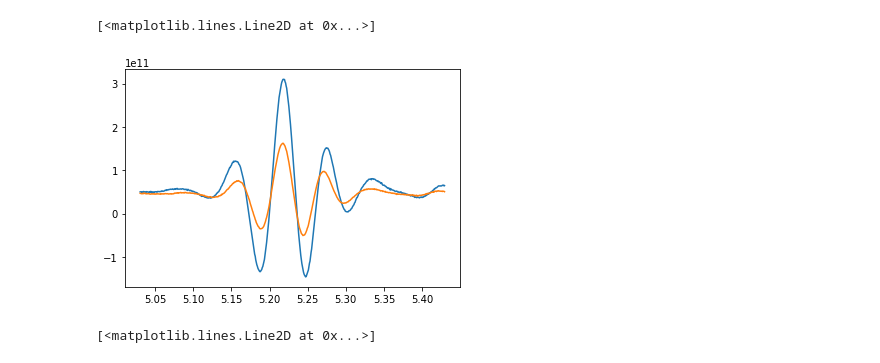
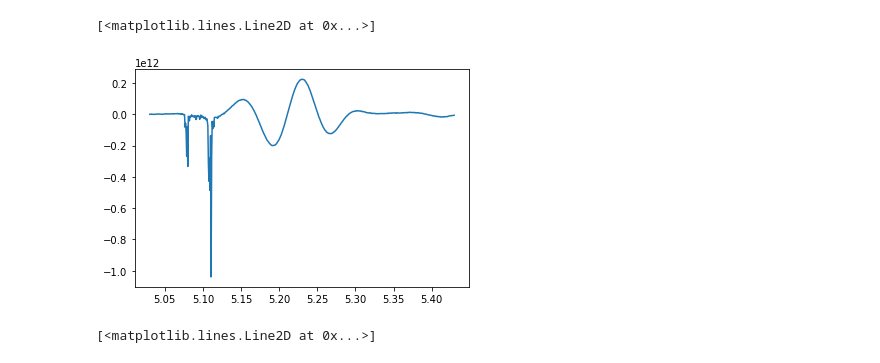
Before and after one commit to bmxdemo/bmxhacks, a Jupyter notebook: fringfit_toy.ipynb, the cells around one changed output. Drawn from its saved outputs; the diff is of its cells as text; code cells hidden in the pictures.

```diff
--- a/fringfit_toy.ipynb
+++ b/fringfit_toy.ipynb
@@ -10,3 +11,5 @@ d1 = bmxobs.BMXObs("pas/210618_0500", channels="110,220,120")
+# %%
+d3 = bmxobs.BMXObs("pas/210626_0400", channels="110,220,120")
 # %%
 def get_cross_cut (D, fmin, fmax, ravg=10, ramin = 5.23-0.2, ramax=5.23+0.2, chan=120):
     freqcut = np.where((D.freq[0]>fmin) & (D.freq[0]<fmax))[0]
@@ -19,4 +22,5 @@ def get_cross_cut (D, fmin, fmax, ravg=10, ramin = 5.23-0.2, ramax=5.23+0.2, cha
     data = data[racut]
     data=data.reshape((-1,ravg)).mean(axis=1)
     ra = D.ra[racut].reshape((-1,ravg)).mean(axis=1)
+    ra = np.unique(ra, axis = 0)
     return ra,data
@@ -27,9 +27,24 @@ ra2,data2 = get_cross_cut(d,1500,1505)
+# %%
+# 21 06 03
+ra, data = get_cross_cut(d,1400,1405)
+ra_2,data_2 = get_cross_cut(d,1500,1505)
+
+# 21 06 18
+ra1, data1 = get_cross_cut(d1,1400,1405)
+
+# 19 04 25
+ra2, data2 = get_cross_cut(d2, 1400, 1405)
+
+# 21 06 26
+ra3, data3 = get_cross_cut(d3, 1100, 1110)
+
+# data.shape
 # %%
-plt.plot(ra,np.imag(data))
-plt.plot(ra2,np.imag(data2))
+# plt.plot(ra,np.imag(data))
+plt.plot(ra3,np.real(data3))
 # %% [output]
 [<matplotlib.lines.Line2D at 0x...>]
-[figure, old version]
+[figure, new version]
 # %%
 def cross_model(ra, ra0,ofsreal, ofsimag, A, phi, omega, sigma):
     return ofsreal+1j*ofsimag+A*np.exp(1j*(phi+omega*(ra-ra0)))*np.exp(-(ra-ra0)**2/(2*sigma**2))
```
Also changed, not shown: parts of 4 cells of this notebook, 1 other file.
